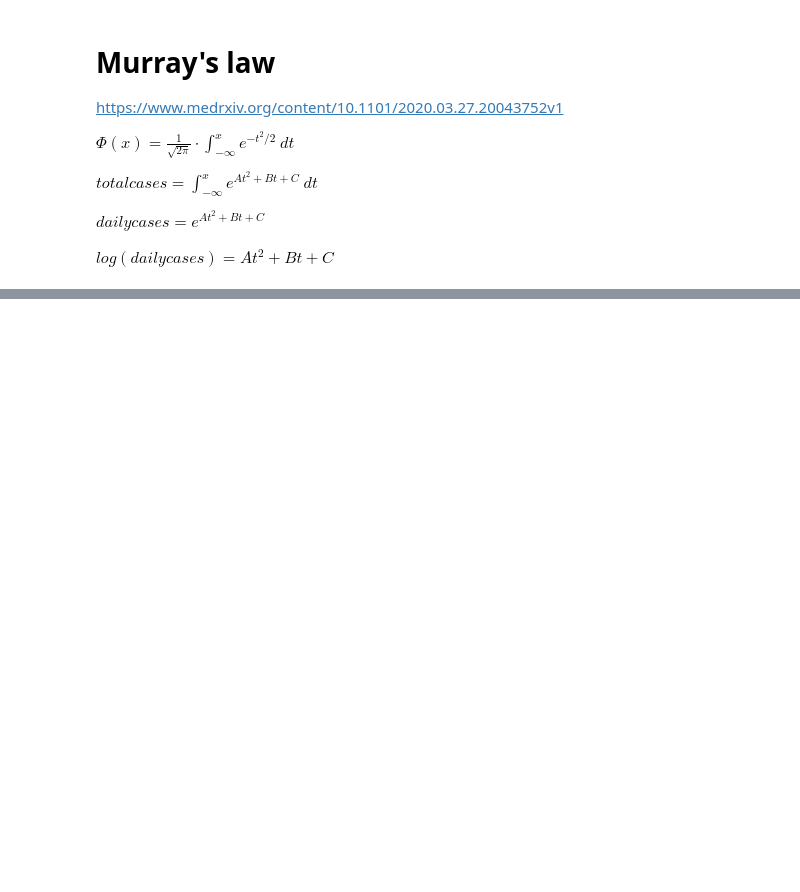
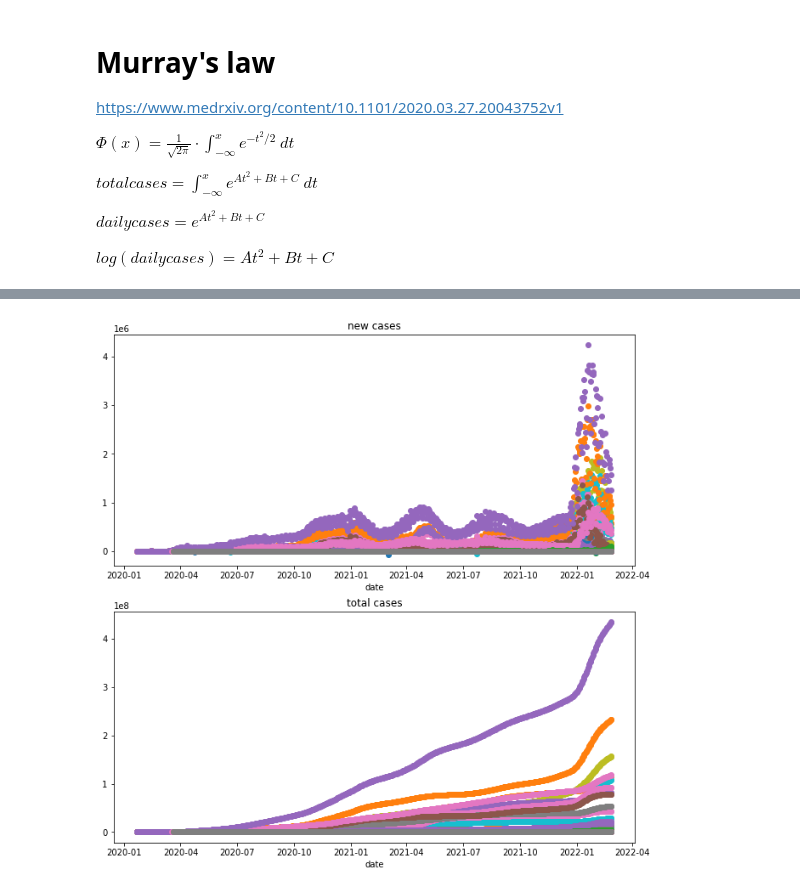
Before and after one commit to RostaTasha/MADE, a Jupyter notebook: nikolenko_ha1.ipynb, the cells around one changed output, grey strips where cells are left out. Drawn from its saved outputs; the diff is of its cells as text; code cells hidden in the pictures; blank space fills up the shorter version.

```diff
--- a/nikolenko_ha1.ipynb
+++ b/nikolenko_ha1.ipynb
@@ -303,0 +310,9 @@ Total cases 193633
+# %%
+data_all = pd.read_csv(url)
+# %%
+countries = data_all.location.unique()
+# %%
+
+data_countries = data_all[["location", "date", "total_cases", "new_cases"]]
+data_countries.dropna()
+data_countries.head()
@@ -303,0 +326,18 @@ Total cases 193633
+# %%
+figsize = (11,11)
+fig = plt.figure(figsize=figsize)
+fig.tight_layout()
+ax1 = fig.add_subplot(211)
+ax1.set_xlabel('date')
+ax1.set_title('new cases')
+ax2 = fig.add_subplot(212)
+ax2.set_xlabel('date')
+ax2.set_title('total cases')
+for country in countries:
+  data = data_countries[(data_countries.location == country) & (data_countries.total_cases >= 1)]
+  dates = list(data.date.apply(lambda x : datetime.fromisoformat(x)))
+  ax1.plot_date(dates, data.new_cases, label = country)
+  ax2.plot_date(dates, data.total_cases, label = country)
+plt.show()
+# %% [output]
+[figure, added]
```
Also changed, not shown: parts of 14 cells of this notebook.
